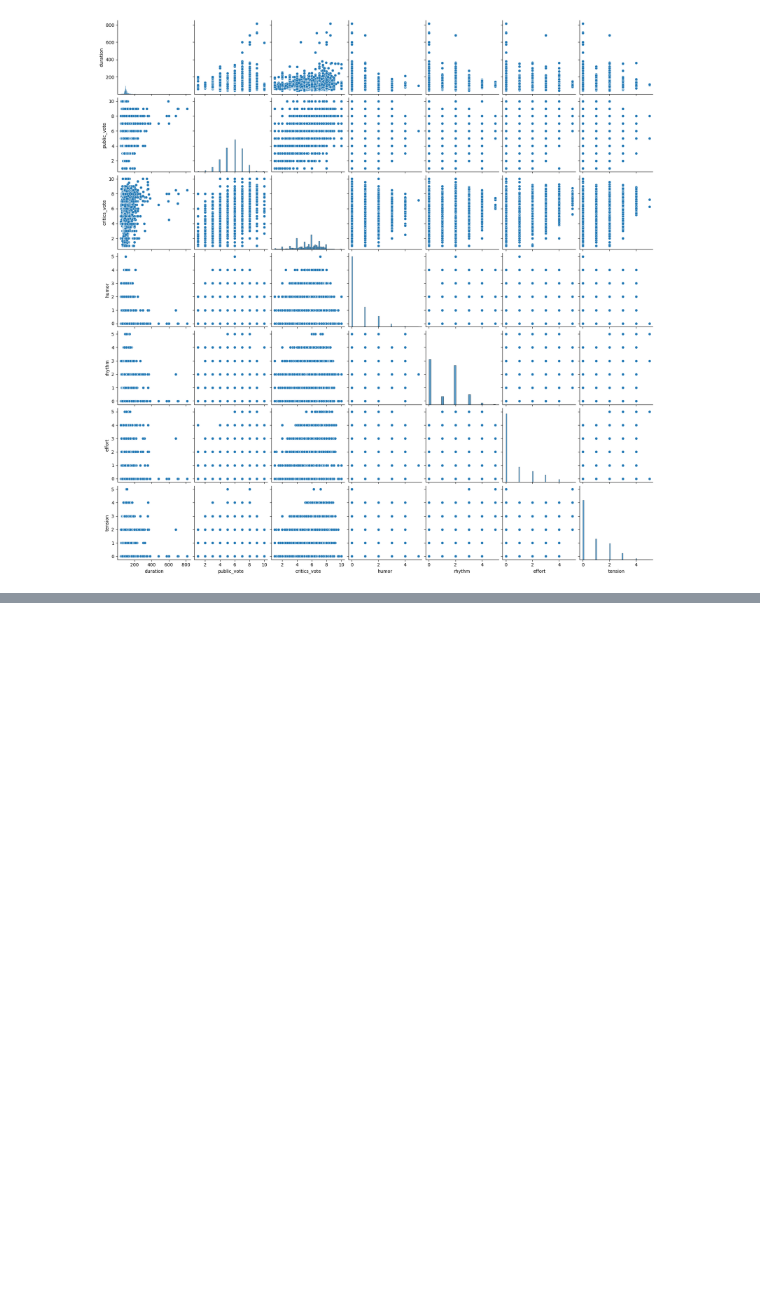
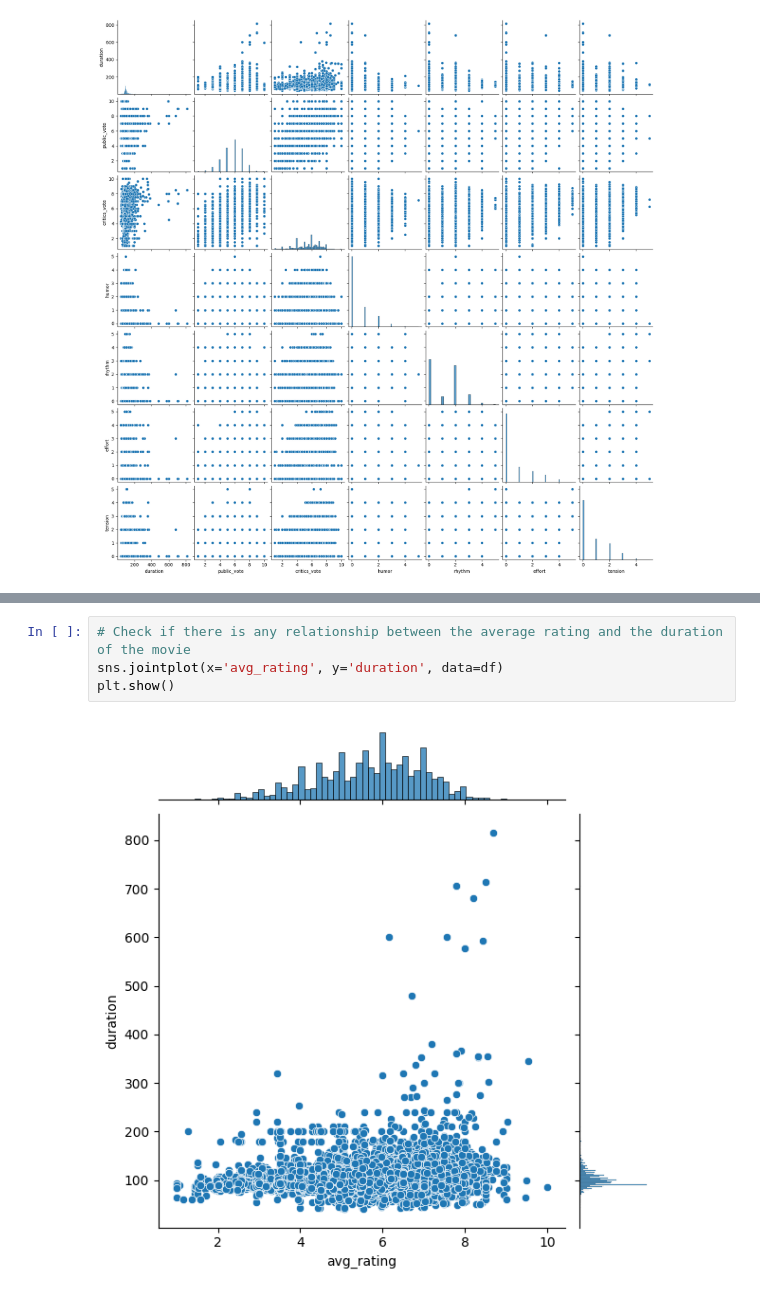
Before and after one commit to vaibhavg310/Box-Office-Breakdown, a Jupyter notebook: code.ipynb, the cells around one changed output, grey strips where cells are left out. Drawn from its saved outputs; the diff is of its cells as text; blank space fills up the shorter version.

```diff
--- a/code.ipynb
+++ b/code.ipynb
@@ -132,0 +204,6 @@ plt.show()
+# %%
+# Check if there is any relationship between the average rating and the duration of the movie
+sns.jointplot(x='avg_rating', y='duration', data=df)
+plt.show()
+# %% [output]
+[figure, added]
```
Also changed, not shown: parts of 12 cells of this notebook, 1 other file.
